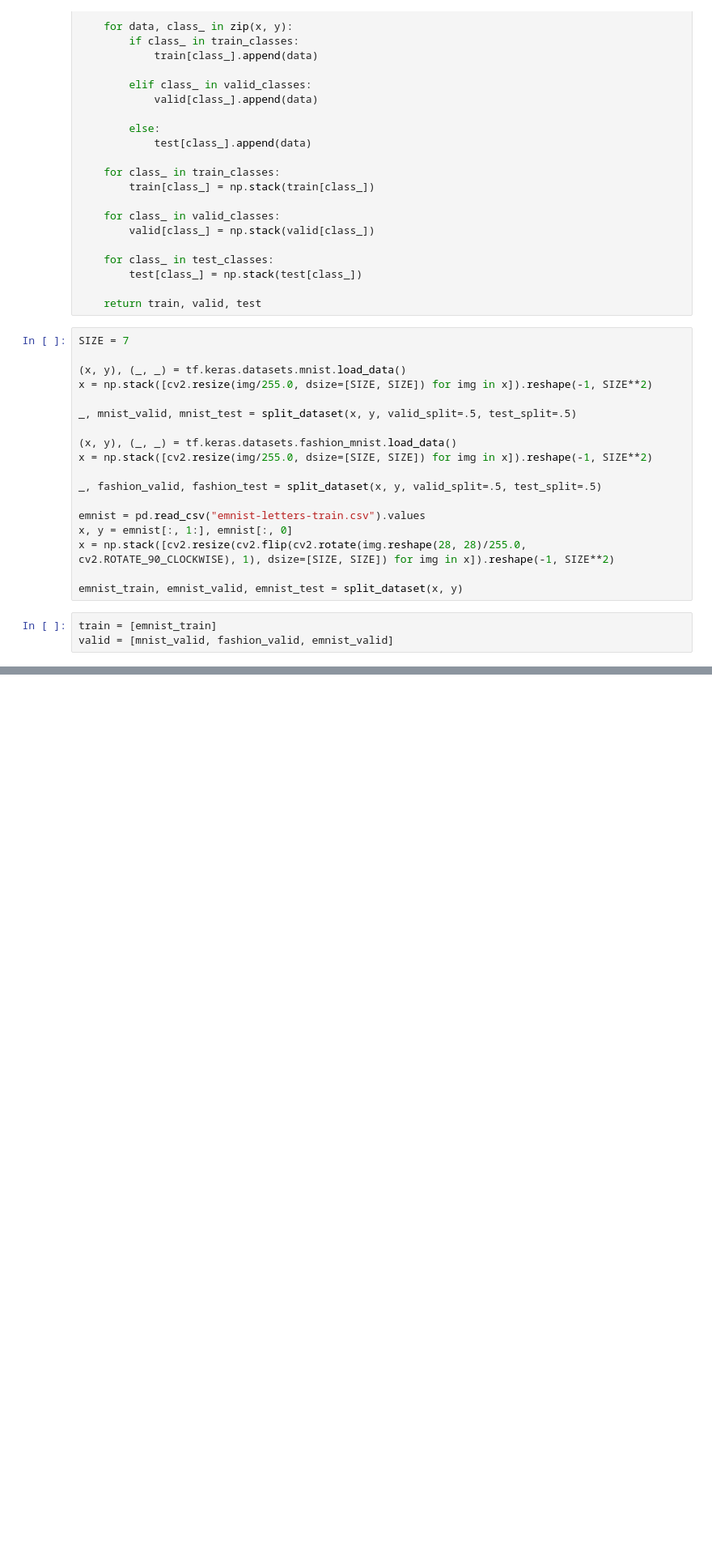
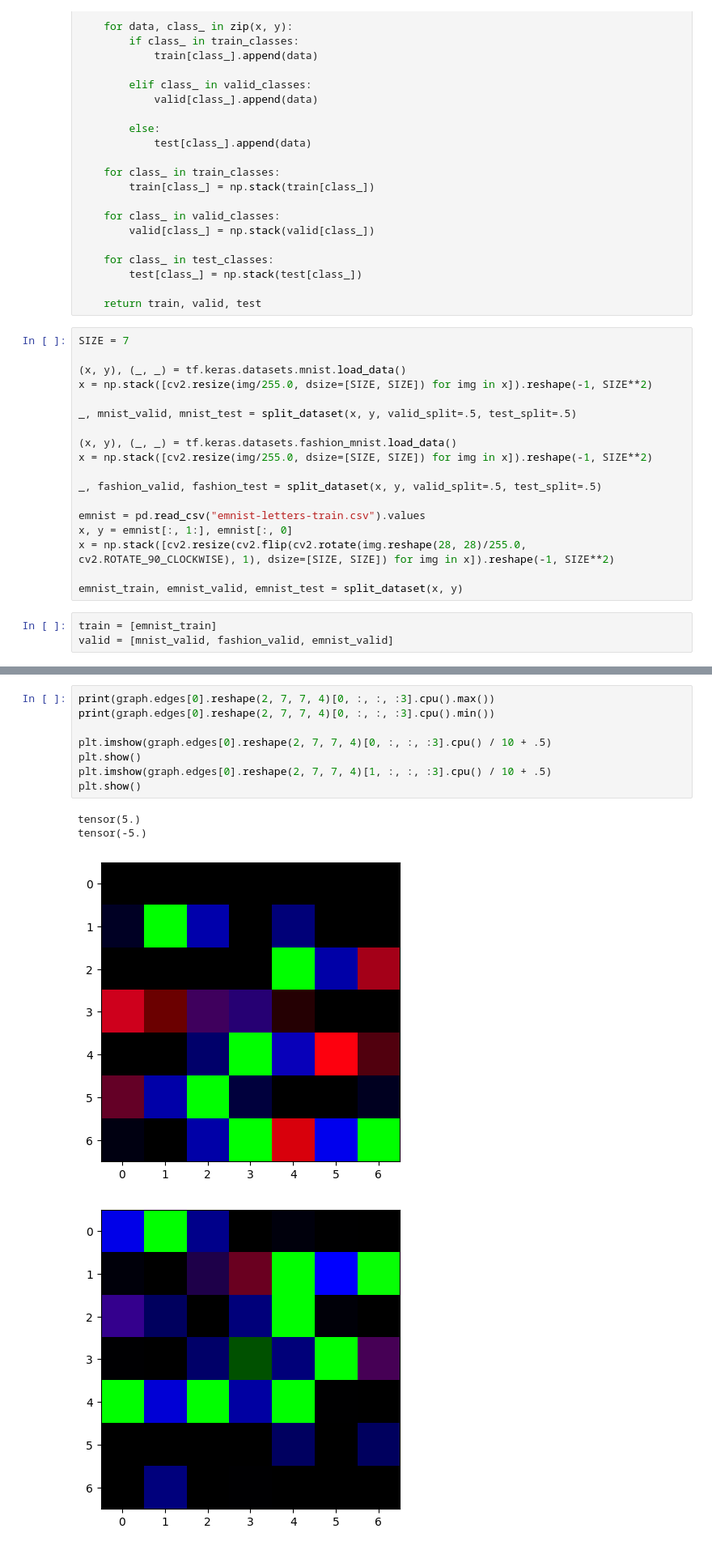
Before and after one commit to bunnalec/NeuralGraphPaper, a Jupyter notebook: ES_NeuralGraph.ipynb, the cells around one changed output, grey strips where cells are left out. Shown at 81% size. Cells and saved outputs as stored; diff of their text form; blank space fills up the shorter version.

```diff
--- a/ES_NeuralGraph.ipynb
+++ b/ES_NeuralGraph.ipynb
@@ -264,0 +349,13 @@ Rank-normalized Tensor: tensor([0.4000, 0.8000, 0.0000, 0.6000, 0.2000])
+# %%
+print(graph.edges[0].reshape(2, 7, 7, 4)[0, :, :, :3].cpu().max())
+print(graph.edges[0].reshape(2, 7, 7, 4)[0, :, :, :3].cpu().min())
+
+plt.imshow(graph.edges[0].reshape(2, 7, 7, 4)[0, :, :, :3].cpu() / 10 + .5)
+plt.show()
+plt.imshow(graph.edges[0].reshape(2, 7, 7, 4)[1, :, :, :3].cpu() / 10 + .5)
+plt.show()
+# %% [output]
+tensor(5.)
+tensor(-5.)
+[figure, added]
+[figure, added]
```
Also changed, not shown: parts of 20 cells of this notebook, 2 other files.
